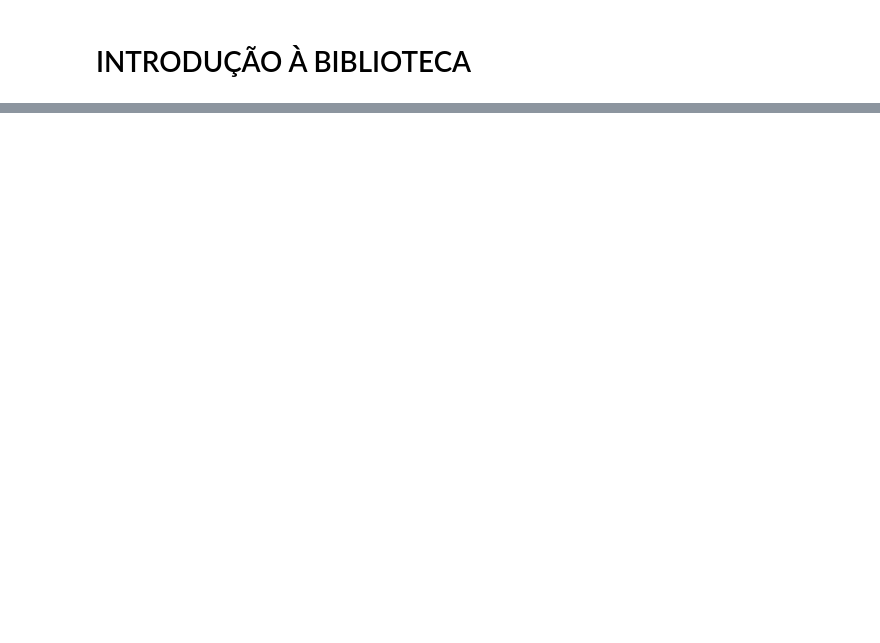
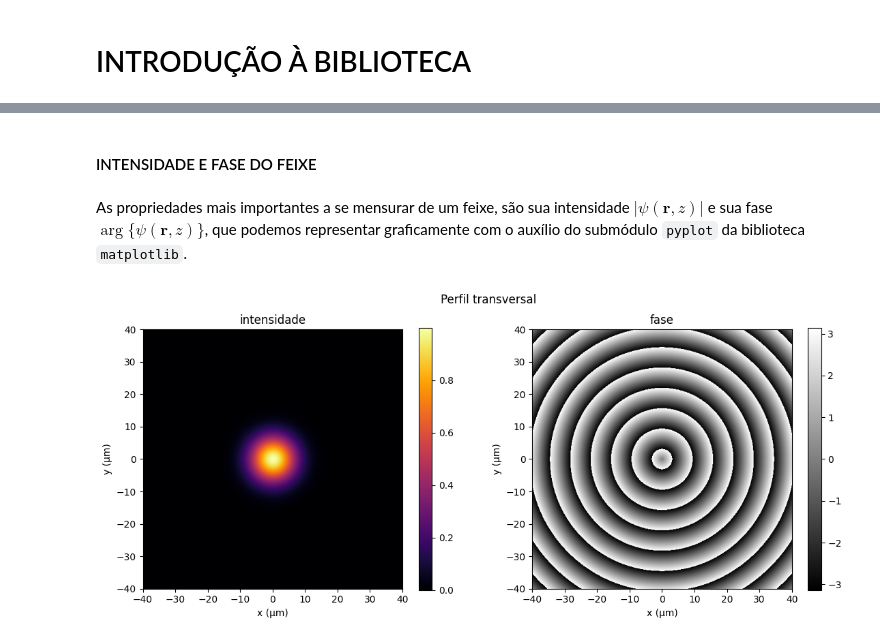
Before and after one commit to carlos-antunis-physics/computational-beam-optics, a Jupyter notebook: examples/1.basics/1.introduction.ipynb, the cells around one changed output, grey strips where cells are left out. Saved outputs shown, nothing was run; the diff lists cells and outputs as text; code cells hidden in the pictures; blank space fills up the shorter version.

Commit message:
Update Examples of Boundary Values Definition
[update] beam construction examples:
   [update] ./examples/1.basics/1.introduction.ipynb
   [update] ./examples/1.basics/2.elementary-beams.ipynb

```diff
--- a/examples/1.basics/1.introduction.ipynb
+++ b/examples/1.basics/1.introduction.ipynb
@@ -188,0 +41,10 @@ ax[1].set_ylabel('y (μm)');
+# %%
+# construção do perfil inicial de um feixe de luz
+psi_0 = beam.create(
+    F = lambda x,y: np.exp(-(x**2.+y**2.)/10.**2) * np.exp(1.j * np.sqrt(x**2.+y**2.)),
+    region = (X, Y)
+);
+# %% [markdown]
+#### INTENSIDADE E FASE DO FEIXE
+# %% [markdown]
+As propriedades mais importantes a se mensurar de um feixe, são sua intensidade $|\psi(\mathbf{r},z)|$ e sua fase $\operatorname{arg}\{\psi(\mathbf{r},z)\}$, que podemos representar graficamente com o auxílio do submódulo `pyplot` da biblioteca `matplotlib`.
@@ -188,0 +54,47 @@ ax[1].set_ylabel('y (μm)');
+# %%
+# exibe as imagens geradas em linha
+%matplotlib inline
+
+# cria a figura com dois subplots de tamanho (13.5, 5.0) em inches
+fig, ax = plt.subplots(1, 2, figsize = (13.5, 5.0));
+fig.suptitle('Perfil transversal');
+
+# criação de gráfico no primeiro quadro
+grafico = ax[0].imshow(
+    np.abs(psi_0) ** 2,             # com valores de intensidade
+    # com valores dos eixos
+    extent = [
+        x[0], x[-1],                # entre (x[0], x[-1])
+        y[0], y[-1]                 # entre (y[0], y[-1])
+    ],
+    cmap = 'inferno'                # com mapa de cores 'inferno'
+);
+# insere a barra de cores da intensidade na figura
+fig.colorbar(grafico);
+# insere o título do primeiro quadro
+ax[0].set_title('intensidade');
+# renomeia os eixos do primeiro quadro
+ax[0].set_xlabel('x (μm)');
+ax[0].set_ylabel('y (μm)');
+
+# criação de gráfico no segundo quadro
+grafico = ax[1].imshow(
+    np.angle(psi_0),                # com valores de fase
+    # com valores dos eixos
+    extent = [
+        x[0], x[-1],                # entre (x[0], x[-1])
+        y[0], y[-1]                 # entre (y[0], y[-1])
+    ],
+    vmin = -np.pi,                  # gradação mínima em -pi
+    vmax = +np.pi,                  # gradação máxima em +pi
+    cmap = 'gray'                   # com mapa de cores 'gray'
+);
+# inserir a barra de cores da fase na figura
+fig.colorbar(grafico);
+# insere o título do segundo quadro
+ax[1].set_title('fase');
+# renomeia os eixos do segundo quadro
+ax[1].set_xlabel('x (μm)');
+ax[1].set_ylabel('y (μm)');
+# %% [output]
+[figure, added]
```
Also changed, not shown: parts of 44 cells of this notebook, 1 other file.
